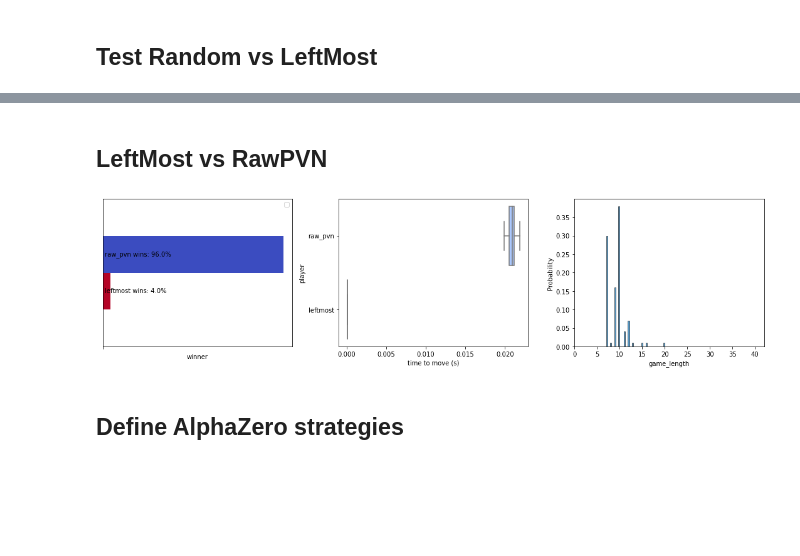
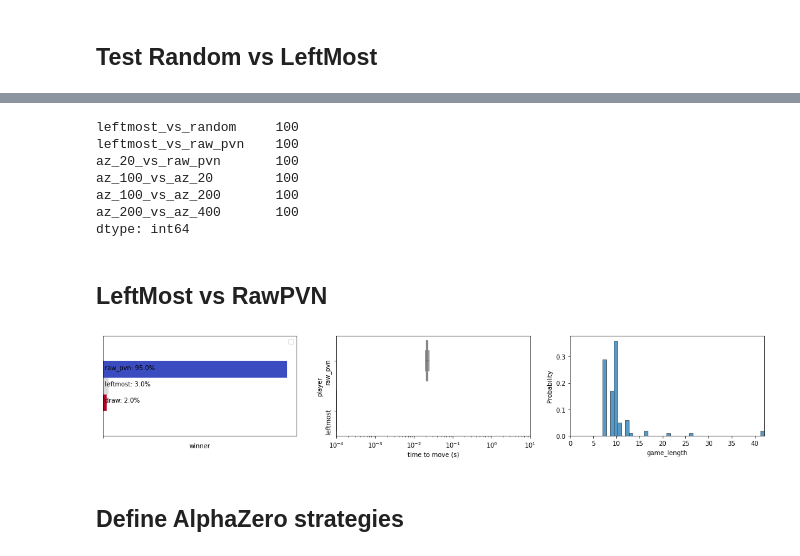
Before and after one commit to spayot/connectfour, a Jupyter notebook: notebooks/test_game.ipynb, the cells around one changed output, grey strips where cells are left out. Cells and saved outputs as stored; diff of their text form; code cells hidden in the pictures; blank space fills up the shorter version.

```diff
--- a/notebooks/test_game.ipynb
+++ b/notebooks/test_game.ipynb
@@ -9,6 +9,6 @@ import connectfour as c4
 from connectfour import game
 
 FIGDIR = '../visualizations/'
-
+LOGPATH = '../logs/compete/compete.log'
 %load_ext autoreload
 %autoreload 2
@@ -437,6 +434,14 @@ array([0.  , 0.  , 0.25, 0.  , 0.  , 0.  , 0.75])
 [action.N for action in node.actions]
 # %% [output]
 [0, 0, 20, 0, 0, 0, 180]
+# %%
+def compete_and_plot(strat1, strat2):
+    outcomes = c4.compete.compare_strategies(strat1=strat1,
+                                         strat2=strat2,
+                                         n_games=100,
+                                         logpath=LOGPATH)
+    # plot outcomes
+    c4.compete.plot_strat_competition_outcomes(outcomes, figdir=FIGDIR)
 # %% [markdown]
 ## Test Random vs LeftMost
 # %%
@@ -452,15 +455,22 @@ c4.compete.plot_strat_competition_outcomes(outcomes, 'random', 'leftmost', figdi
+# %%
+logreader = c4.logging.LogReader(LOGPATH)
+logreader.list_h2h()
+# %% [output]
+leftmost_vs_random     100
+leftmost_vs_raw_pvn    100
+az_20_vs_raw_pvn       100
+az_100_vs_az_20        100
+az_100_vs_az_200       100
+az_200_vs_az_400       100
+dtype: int64
 # %% [markdown]
 ## LeftMost vs RawPVN
 # %%
 # simulate a few games
-outcomes = c4.compete.compare_strategies(strat1=c4.strategies.RawPVNetStrategy(pvn, temperature=.8),
-                                         strat2=c4.strategies.LeftMostStrategy(),
-                                         n_games=100)
-
-# plot outcomes
-c4.compete.plot_strat_competition_outcomes(outcomes, 'raw_pvn', 'leftmost', figdir=FIGDIR)
+compete_and_plot(strat1=c4.strategies.RawPVNetStrategy(pvn, temperature=.8),
+                 strat2=c4.strategies.LeftMostStrategy())
 # %% [output]
-[figure, old version]
+[figure, new version]
 # %% [markdown]
 ## Define AlphaZero strategies
 # %%
```
Also changed, not shown: parts of 16 cells of this notebook, 17 other files.
